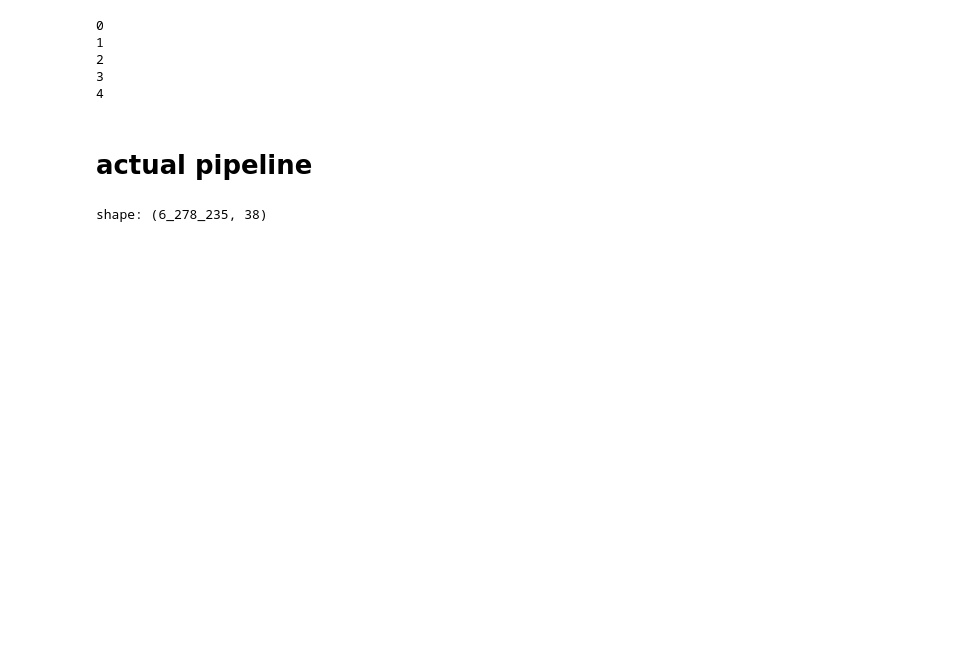
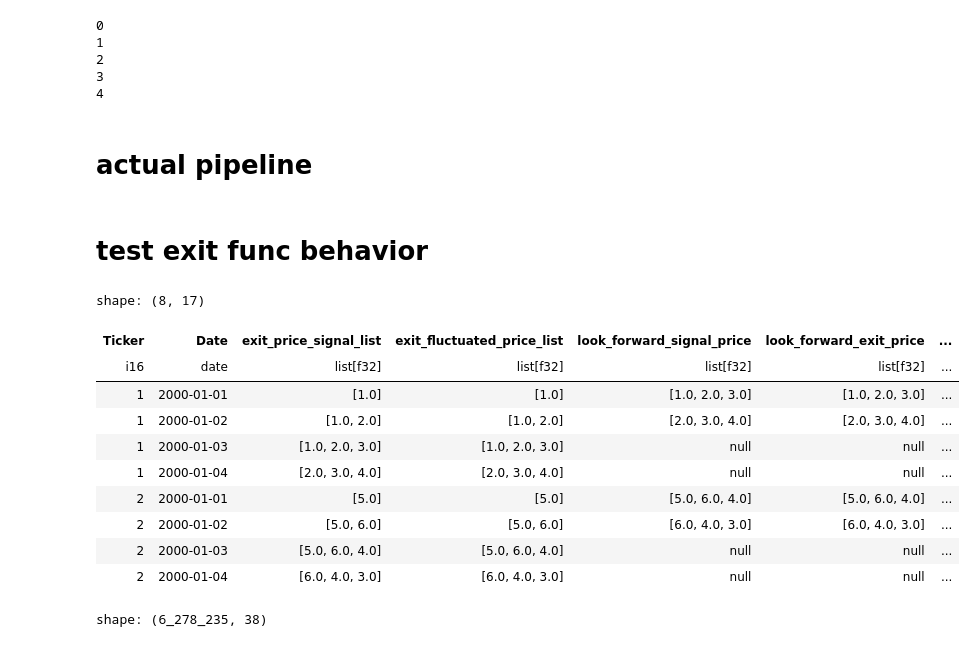
Before and after one commit to sluofoss/streambt, a Jupyter notebook: sandbox/polars.ipynb, the cells around one changed output. Saved outputs shown, nothing was run; the diff lists cells and outputs as text; code cells hidden in the pictures; blank space fills up the shorter version.

Commit message:
broken exit calc

```diff
--- a/sandbox/polars.ipynb
+++ b/sandbox/polars.ipynb
@@ -30,7 +30,8 @@ shape: (3, 3)
 # %%
 df = pl.DataFrame(
     {
-        "id": [1,2,3,1,2,3],
+    #    "id": [1,2,3,1,2,3],
+        "id": ['2000-01-01','2000-01-02','2000-01-03','2000-01-01','2000-01-02','2000-01-03'],
         "group": [1,1,1,2,2,2],
         "val": [1,2,3,5,6,4]
     },
@@ -44,5 +45,15 @@ df.with_columns(
     #over(partition_by=[pl.col('group')], order_by=pl.col('id'), mapping_strategy='join')
 )
 
-df.group_by([pl.col('group')]).agg()
+tmp = df.rolling(index_column='id',period=f'2i',group_by='group').agg(pl.col('val').alias('val_agg_step0')).join(df,on=[pl.col('id'), pl.col('group')])
+(
+    tmp.with_columns(
+        val_agg = pl.col('val_agg_step0').shift(-2).over(partition_by=pl.col('group'),order_by=pl.col('id'))
+    )
+    #.with_columns(
+    #    arg_max = pl.col('val_agg')
+    #    arg_last =
+    #    arg_min =
+    #)
+)
 # %% [output]
@@ -316,3 +374,40 @@ if lazy:
+# %% [markdown]
+# test exit func behavior
+# %%
+df = pl.DataFrame(
+    {
+    #    "id": [1,2,3,1,2,3],
+        "Date": ['2000-01-01','2000-01-02','2000-01-03','2000-01-04','2000-01-01','2000-01-02','2000-01-03','2000-01-04'],
+        "Ticker": [1,1,1,1,2,2,2,2],
+        "Close":    [1,2,3,4,5,6,4,3],
+        "Open":     [1,2,3,4,5,6,4,3],
+        "High":     [1,2,3,4,5,6,4,3],
+        "Low":      [1,2,3,4,5,6,4,3],
+    },
+    schema={
+        "Date": pl.Date,
+        "Ticker":pl.Int16,
+        "Close":pl.Float32,
+        "Open":pl.Float32,
+        "High":pl.Float32,
+        "Low":pl.Float32,
+    },
+)
+# %%
+
+exit_signal_statistics_ts_by_ticker(df,max_hold_period=1)
+# %% [output]
+shape: (8, 17)
+| Ticker | Date | exit_price_signal_list | exit_fluctuated_price_list | look_forward_signal_price | look_forward_exit_price | ... |
+| i16 | date | list[f32] | list[f32] | list[f32] | list[f32] | ... |
+| 1 | 2000-01-01 | [1.0] | [1.0] | [1.0, 2.0, 3.0] | [1.0, 2.0, 3.0] | ... |
+| 1 | 2000-01-02 | [1.0, 2.0] | [1.0, 2.0] | [2.0, 3.0, 4.0] | [2.0, 3.0, 4.0] | ... |
+| 1 | 2000-01-03 | [1.0, 2.0, 3.0] | [1.0, 2.0, 3.0] | null | null | ... |
+| 1 | 2000-01-04 | [2.0, 3.0, 4.0] | [2.0, 3.0, 4.0] | null | null | ... |
+| 2 | 2000-01-01 | [5.0] | [5.0] | [5.0, 6.0, 4.0] | [5.0, 6.0, 4.0] | ... |
+| 2 | 2000-01-02 | [5.0, 6.0] | [5.0, 6.0] | [6.0, 4.0, 3.0] | [6.0, 4.0, 3.0] | ... |
+| 2 | 2000-01-03 | [5.0, 6.0, 4.0] | [5.0, 6.0, 4.0] | null | null | ... |
+| 2 | 2000-01-04 | [6.0, 4.0, 3.0] | [6.0, 4.0, 3.0] | null | null | ... |
 # %%
 lv2
 # %% [output]
```
Also changed, not shown: parts of 3 cells of this notebook.
